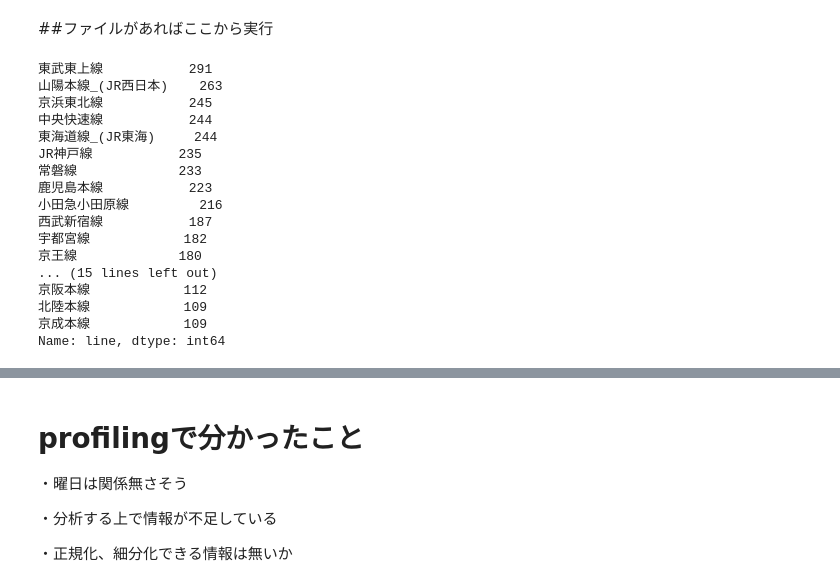
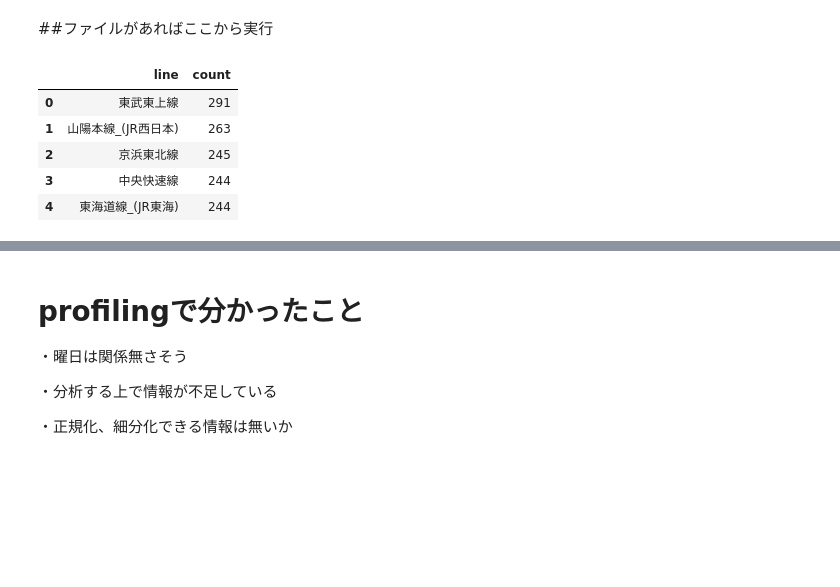
Before and after one commit to soichi-fujiwara/jupyter-notebook, a Jupyter notebook: Web_scraping_Accidents.ipynb, the cells around one changed output, grey strips where cells are left out. Cells and saved outputs as stored; diff of their text form; code cells hidden in the pictures; blank space fills up the shorter version.

```diff
--- a/Web_scraping_Accidents.ipynb
+++ b/Web_scraping_Accidents.ipynb
@@ -84,26 +87,21 @@ df.to_csv(filename, encoding = 'utf-8')
 # %%
 import pandas as pd
 
-#index_col=0を付けないとUnnamedというカラムが作成されてしまう。
 df_ac = pd.read_csv("Accident_list.csv")
 
-#不要な項目は削除
-df_ac["line"].value_counts().head(30)
+#鉄道会社の人身事故発生順にソート
+df_line = df_ac["line"].value_counts().reset_index()
+
+#SeriseをDataFrameに変換
+col_name = ["line","count"]
+df_line = pd.DataFrame(df_line)
+
+df_line.columns = col_name
+df_line.head()
 # %% [output]
-東武東上線           291
-山陽本線_(JR西日本)    263
-京浜東北線           245
-中央快速線           244
-東海道線_(JR東海)     244
-JR神戸線           235
-常磐線             233
-鹿児島本線           223
-小田急小田原線         216
-西武新宿線           187
-宇都宮線            182
-京王線             180
-... (15 lines left out)
-京阪本線            112
-北陸本線            109
-京成本線            109
-Name: line, dtype: int64
+|  | line | count |
+| 0 | 東武東上線 | 291 |
+| 1 | 山陽本線_(JR西日本) | 263 |
+| 2 | 京浜東北線 | 245 |
+| 3 | 中央快速線 | 244 |
+| 4 | 東海道線_(JR東海) | 244 |
```
Also changed, not shown: parts of 5 cells of this notebook.
